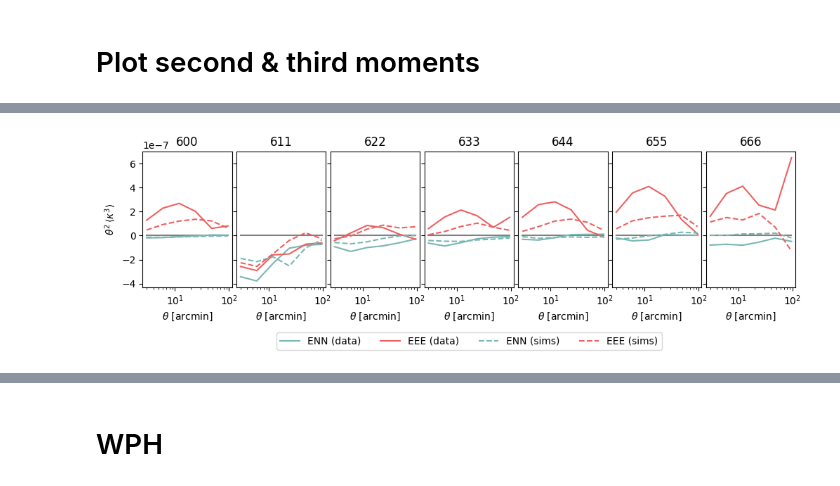
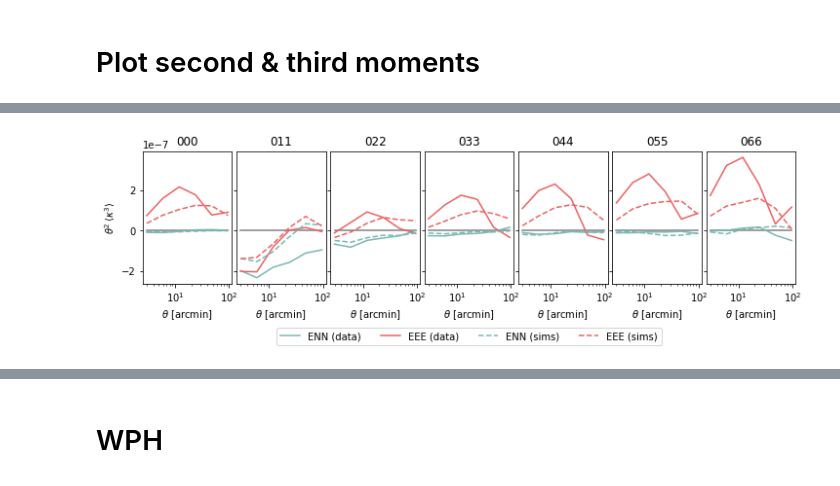
Before and after one commit to mgatti29/LSS_forward_model, a Jupyter notebook: Examples/Forward_model_Euclid.ipynb, the cells around one changed output, grey strips where cells are left out. Drawn from its saved outputs; the diff is of its cells as text; code cells hidden in the pictures.

```diff
--- a/Examples/Forward_model_Euclid.ipynb
+++ b/Examples/Forward_model_Euclid.ipynb
@@ -833,33 +881,38 @@ sm_maps_BN_nosc_sims = np.array([np.array([(hp.smoothing(maps_Gower[tomo]['BN_no
 mom_gower_dict[2]  = dict()
 mom_gower_dict[3]  = dict()
 
+mom_gower_dict_noSC[2]  = dict()
+mom_gower_dict_noSC[3]  = dict()
+
 mom_data_dict[2]  = dict()
 mom_data_dict[3]  = dict()
 
-
+ntomo = 7
 # Loop through tomographic bins
-for i in range(nz.shape[0]):
-    for j in range(nz.shape[0]):
+for i in range(ntomo):
+    for j in range(ntomo):
         if i >= j:
 
             mom_gower_dict[2][(i,j)] = np.mean(sm_maps_E_sims[i]*sm_maps_E_sims[j],axis=1) - np.mean(sm_maps_EN_sims[i]*sm_maps_EN_sims[j],axis=1)
+            mom_gower_dict_noSC[2][(i,j)] = np.mean(sm_maps_E_sims_noSC[i]*sm_maps_E_sims_noSC[j],axis=1) - np.mean(sm_maps_EN_sims_noSC[i]*sm_maps_EN_sims_noSC[j],axis=1)
             mom_data_dict[2][(i,j)] =np.mean(sm_maps_E_data[i]*sm_maps_E_data[j],axis=1) - np.mean(sm_maps_EN_nosc_sims[i]*sm_maps_EN_nosc_sims[j],axis=1)
 
 
-for i in range(nz.shape[0]):
-    for j in range(nz.shape[0]):
-        for k in range(nz.shape[0]):
+for i in range(ntomo):
+    for j in range(ntomo):
+        for k in range(ntomo):
             mom_gower_dict[3][(i,j,k)] = np.mean(sm_maps_E_sims[i]*sm_maps_E_sims[j]*sm_maps_E_sims[k],axis=1) #- np.mean(sm_maps_EN_sims[i]*sm_maps_EN_sims[j])
+            mom_gower_dict_noSC[3][(i,j,k)] = np.mean(sm_maps_E_sims_noSC[i]*sm_maps_E_sims_noSC[j]*sm_maps_E_sims_noSC[k],axis=1) #- np.mean(sm_maps_EN_sims[i]*sm_maps_EN_sims[j])
             mom_data_dict[3][(i,j,k)]  = np.mean(sm_maps_E_data[i]*sm_maps_E_data[j]*sm_maps_E_data[k],axis=1)# - np.mean(sm_maps_EN_nosc_sims[i]*sm_maps_EN_nosc_sims[j])
 
-
+'''
 mom_data_noise_sc = dict()
 mom_gower_noise_sc = dict()
 mom_data_noise_sc [3]  = dict()
 mom_gower_noise_sc[3]  = dict()
-for i in range(nz.shape[0]):
-    for j in range(nz.shape[0]):
-        for k in range(nz.shape[0]):
+for i in range(ntomo):
+    for j in range(ntomo):
+        for k in range(ntomo):
             mom_data_noise_sc[3][(i,j,k)] = np.mean(sm_maps_E_data[i]*sm_maps_EN_nosc_sims[j]*sm_maps_EN_nosc_sims[k],axis=1) #- np.mean(sm_maps_EN_sims[i]*sm_maps_EN_sims[j])
             mom_gower_noise_sc[3][(i,j,k)]  = np.mean(sm_maps_E_sims[i]*sm_maps_EN_sims[j]*sm_maps_EN_sims[k],axis=1)# - np.mean(sm_maps_EN_nosc_sims[i]*sm_maps_EN_nosc_sims[j])
 
@@ -869,8 +922,9 @@ mom_data_noise = dict()
 mom_gower_noise= dict()
 mom_data_noise[3]  = dict()
 mom_gower_noise[3]  = dict()
-for i in range(nz.shape[0]):
-    for j in range(nz.shape[0]):
-        for k in range(nz.shape[0]):
+for i in range(ntomo):
+    for j in range(ntomo):
+        for k in range(ntomo):
             mom_data_noise[3][(i,j,k)] = np.mean(sm_maps_EN_nosc_sims[i]*sm_maps_EN_nosc_sims[j]*sm_maps_EN_nosc_sims[k],axis=1) #- np.mean(sm_maps_EN_sims[i]*sm_maps_EN_sims[j])
             mom_gower_noise[3][(i,j,k)]  = np.mean(sm_maps_EN_sims[i]*sm_maps_EN_sims[j]*sm_maps_EN_sims[k],axis=1)# - np.mean(sm_maps_EN_nosc_sims[i]*sm_maps_EN_nosc_sims[j])
+'''
@@ -907,32 +961,32 @@ plt.show()
 # %%
 
 
 
 fig, axes = plt.subplots(1, 7, figsize=(12, 2.5), sharex=True, sharey=True)
 
-i = 6
+i = 0
 for j in range(7):
     ax = axes[j]
     ax.plot(np.array(scales), 0*mom_data_noise_sc[3][(i, j, j)] * np.array(scales)**2, color = 'grey')
-    ax.plot(np.array(scales), -mom_gower_noise_sc[3][(i, j, j)] * np.array(scales)**2, label='ENN (data)',color = c_4)
-    ax.plot(np.array(scales),- mom_gower_dict[3][(i, j, j)] * np.array(scales)**2, label='EEE (data)',color = c_2)
+    ax.plot(np.array(scales), mom_gower_noise_sc[3][(i, j, j)] * np.array(scales)**2, label='ENN (data)',color = c_4)
+    ax.plot(np.array(scales), mom_gower_dict[3][(i, j, j)] * np.array(scales)**2, label='EEE (data)',color = c_2)
 
     ax.plot(np.array(scales), mom_data_noise_sc[3][(i, j, j)] * np.array(scales)**2, label='ENN (sims)',color = c_4, linestyle = 'dashed')
     ax.plot(np.array(scales), mom_data_dict[3][(i, j, j)] * np.array(scales)**2, label='EEE (sims)',color = c_2, linestyle = 'dashed')
     ax.set_xscale('log')
     ax.set_title(f'{i}{j}{j}')
     ax.set_xlabel(r'$\theta$ [arcmin]')
     if j == 0:
         ax.set_ylabel(r'$\theta^2 \, \langle \kappa^3\rangle$')
 
 
 axes[3].legend(loc='lower center', ncol=4, bbox_to_anchor=(0.5, -0.5))
 
 
 # Reduce horizontal space between subplots
 plt.subplots_adjust(wspace=0.05)
 
 #plt.tight_layout()
 plt.show()
 # %% [output]
-[figure, old version]
+[figure, new version]
```
Also changed, not shown: parts of 13 cells of this notebook.
